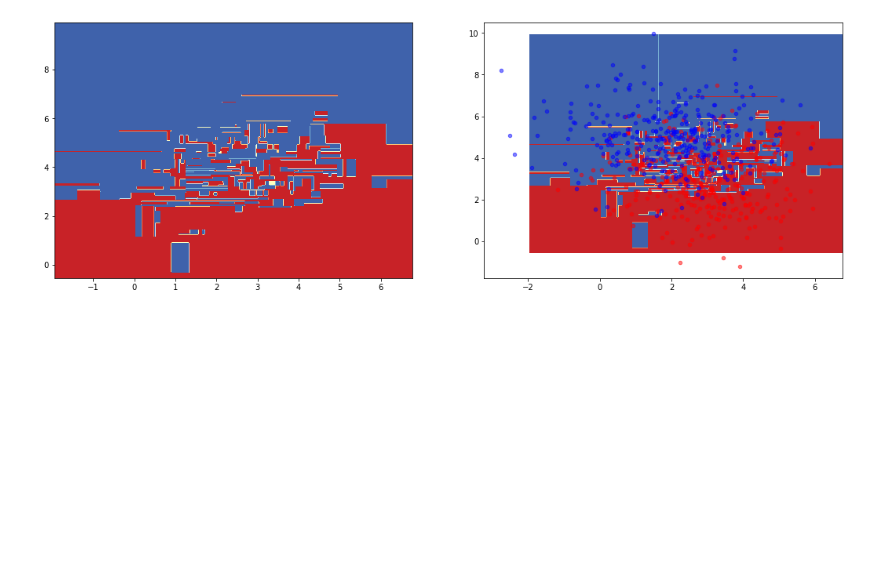
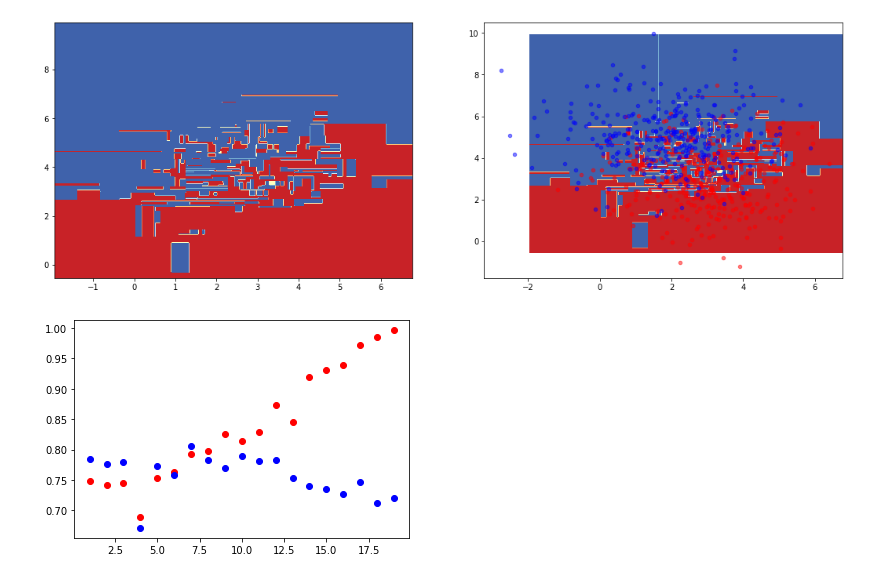
Before and after one commit to LCaravaggio/AnalisisPredictivo, a Jupyter notebook: Árbol_Clasificación.ipynb, the cells around one changed output. Drawn from its saved outputs; the diff is of its cells as text; code cells hidden in the pictures; blank space fills up the shorter version.

```diff
--- a/Árbol_Clasificación.ipynb
+++ b/Árbol_Clasificación.ipynb
@@ -173,3 +167,13 @@ Test Score: 0.7257575757575757
 plotBoundaryDT(X_train,y_train,X_test,y_test,clf,N=500)
 # %% [output]
 [figure]
+# %%
+for x in range(1,20):
+  clf = tree.DecisionTreeClassifier(criterion="entropy",
+                                 splitter="random",
+                                 max_depth=x)
+  clf = clf.fit(X_train, y_train)
+  plt.scatter(x, clf.score(X_train,y_train), color="red")
+  plt.scatter(x, clf.score(X_test,y_test), color="blue")
+# %% [output]
+[figure, added]
```
Also changed, not shown: parts of 2 cells of this notebook.
